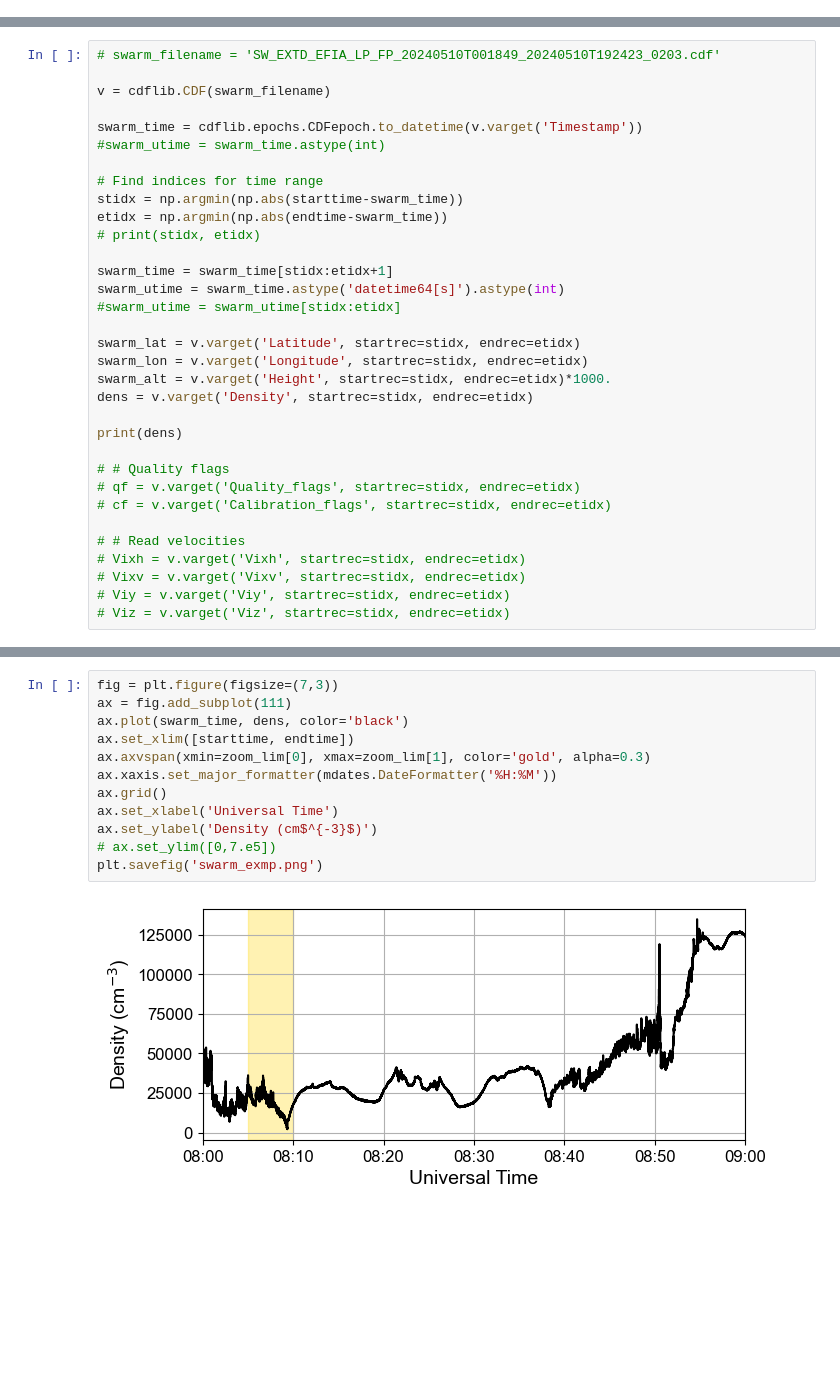
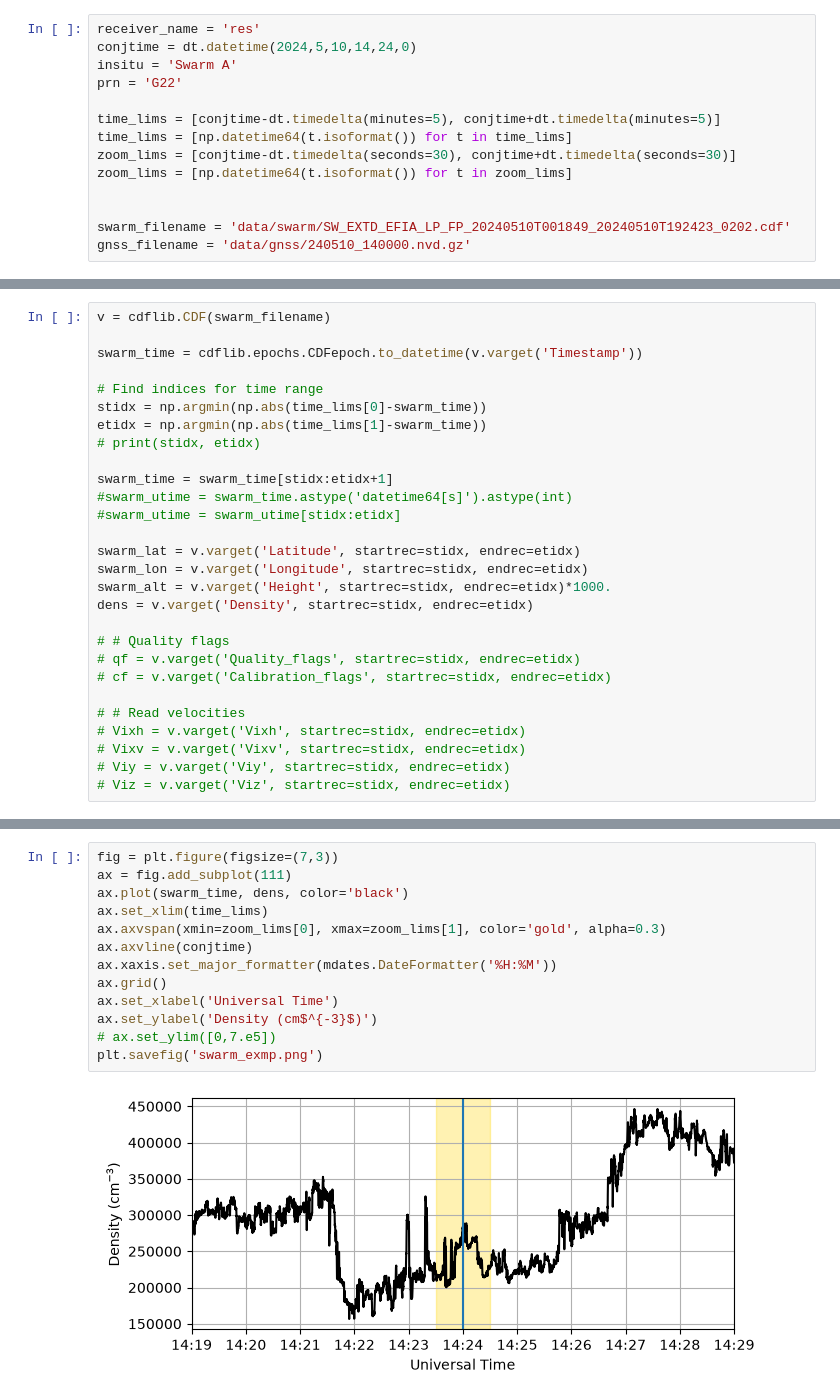
Before and after one commit to Polar-Cap-Scintillation/plasma-irreg-scint-spectra, a Jupyter notebook: conjunction_example.ipynb, the cells around one changed output, grey strips where cells are left out. Saved outputs shown, nothing was run; the diff lists cells and outputs as text; blank space fills up the shorter version.

```diff
--- a/conjunction_example.ipynb
+++ b/conjunction_example.ipynb
@@ -78,0 +47,14 @@ receiver_site = [56.53636, 280.768771, 0.]
+# %%
+receiver_name = 'res'
+conjtime = dt.datetime(2024,5,10,14,24,0)
+insitu = 'Swarm A'
+prn = 'G22'
+
+time_lims = [conjtime-dt.timedelta(minutes=5), conjtime+dt.timedelta(minutes=5)]
+time_lims = [np.datetime64(t.isoformat()) for t in time_lims]
+zoom_lims = [conjtime-dt.timedelta(seconds=30), conjtime+dt.timedelta(seconds=30)]
+zoom_lims = [np.datetime64(t.isoformat()) for t in zoom_lims]
+
+
+swarm_filename = 'data/swarm/SW_EXTD_EFIA_LP_FP_20240510T001849_20240510T192423_0202.cdf'
+gnss_filename = 'data/gnss/240510_140000.nvd.gz'
@@ -79,26 +64,21 @@ receiver_site = [56.53636, 280.768771, 0.]
 # %%
-# swarm_filename = 'SW_EXTD_EFIA_LP_FP_20240510T001849_20240510T192423_0203.cdf'
-
 v = cdflib.CDF(swarm_filename)
 
 swarm_time = cdflib.epochs.CDFepoch.to_datetime(v.varget('Timestamp'))
-#swarm_utime = swarm_time.astype(int)
 
 # Find indices for time range
-stidx = np.argmin(np.abs(starttime-swarm_time))
-etidx = np.argmin(np.abs(endtime-swarm_time))
+stidx = np.argmin(np.abs(time_lims[0]-swarm_time))
+etidx = np.argmin(np.abs(time_lims[1]-swarm_time))
 # print(stidx, etidx)
 
 swarm_time = swarm_time[stidx:etidx+1]
-swarm_utime = swarm_time.astype('datetime64[s]').astype(int)
+#swarm_utime = swarm_time.astype('datetime64[s]').astype(int)
 #swarm_utime = swarm_utime[stidx:etidx]
 
 swarm_lat = v.varget('Latitude', startrec=stidx, endrec=etidx)
 swarm_lon = v.varget('Longitude', startrec=stidx, endrec=etidx)
 swarm_alt = v.varget('Height', startrec=stidx, endrec=etidx)*1000.
 dens = v.varget('Density', startrec=stidx, endrec=etidx)
-
-print(dens)
 
 # # Quality flags
 # qf = v.varget('Quality_flags', startrec=stidx, endrec=etidx)
@@ -115,14 +92,15 @@ print(dens)
 # %%
 fig = plt.figure(figsize=(7,3))
 ax = fig.add_subplot(111)
 ax.plot(swarm_time, dens, color='black')
-ax.set_xlim([starttime, endtime])
-ax.axvspan(xmin=zoom_lim[0], xmax=zoom_lim[1], color='gold', alpha=0.3)
+ax.set_xlim(time_lims)
+ax.axvspan(xmin=zoom_lims[0], xmax=zoom_lims[1], color='gold', alpha=0.3)
+ax.axvline(conjtime)
 ax.xaxis.set_major_formatter(mdates.DateFormatter('%H:%M'))
 ax.grid()
 ax.set_xlabel('Universal Time')
 ax.set_ylabel('Density (cm$^{-3}$)')
 # ax.set_ylim([0,7.e5])
 plt.savefig('swarm_exmp.png')
 # %% [output]
-[figure, old version]
+[figure, new version]
```
Also changed, not shown: parts of 30 cells of this notebook, 1 other file.
